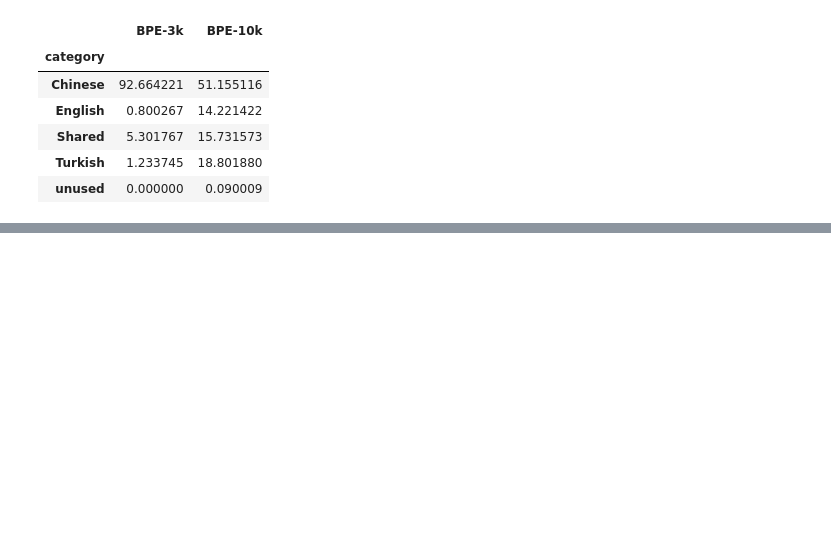
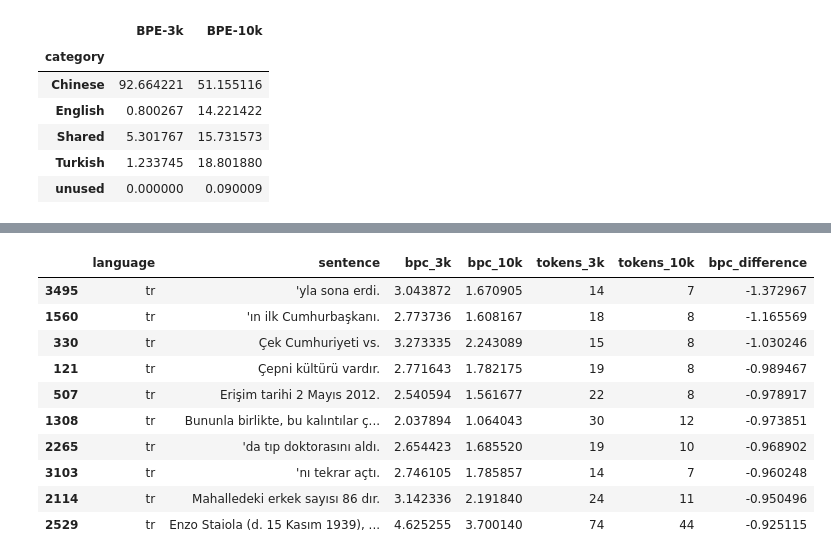
Before and after one commit to elisabeihofer-boop/MaLearn_Adv_Assignment01, a Jupyter notebook: notebooks/evaluation.ipynb, the cells around one changed output, grey strips where cells are left out. Saved outputs shown, nothing was run; the diff lists cells and outputs as text; code cells hidden in the pictures; blank space fills up the shorter version.

```diff
--- a/notebooks/evaluation.ipynb
+++ b/notebooks/evaluation.ipynb
@@ -860,0 +903,16 @@ large_vocab_df[
+# %%
+# best Turkish 10k sentences
+
+turkish_scores.sort_values("bpc_difference").head(10)
+# %% [output]
+|  | language | sentence | bpc_3k | bpc_10k | tokens_3k | tokens_10k | bpc_difference |
+| 3495 | tr | 'yla sona erdi. | 3.043872 | 1.670905 | 14 | 7 | -1.372967 |
+| 1560 | tr | 'ın ilk Cumhurbaşkanı. | 2.773736 | 1.608167 | 18 | 8 | -1.165569 |
+| 330 | tr | Çek Cumhuriyeti vs. | 3.273335 | 2.243089 | 15 | 8 | -1.030246 |
+| 121 | tr | Çepni kültürü vardır. | 2.771643 | 1.782175 | 19 | 8 | -0.989467 |
+| 507 | tr | Erişim tarihi 2 Mayıs 2012. | 2.540594 | 1.561677 | 22 | 8 | -0.978917 |
+| 1308 | tr | Bununla birlikte, bu kalıntılar ç... | 2.037894 | 1.064043 | 30 | 12 | -0.973851 |
+| 2265 | tr | 'da tıp doktorasını aldı. | 2.654423 | 1.685520 | 19 | 10 | -0.968902 |
+| 3103 | tr | 'nı tekrar açtı. | 2.746105 | 1.785857 | 14 | 7 | -0.960248 |
+| 2114 | tr | Mahalledeki erkek sayısı 86 dır. | 3.142336 | 2.191840 | 24 | 11 | -0.950496 |
+| 2529 | tr | Enzo Staiola (d. 15 Kasım 1939), ... | 4.625255 | 3.700140 | 74 | 44 | -0.925115 |
```
Also changed, not shown: parts of 15 cells of this notebook, 1 other file.
